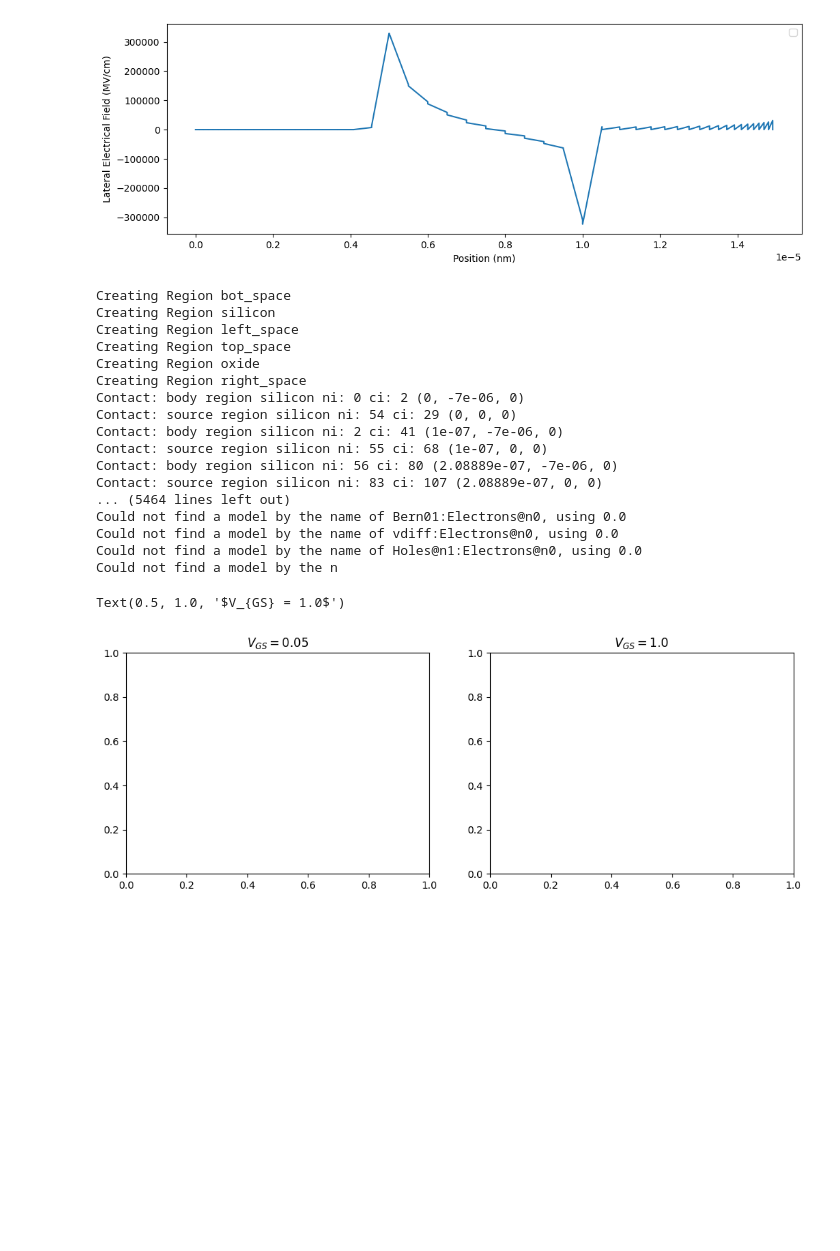
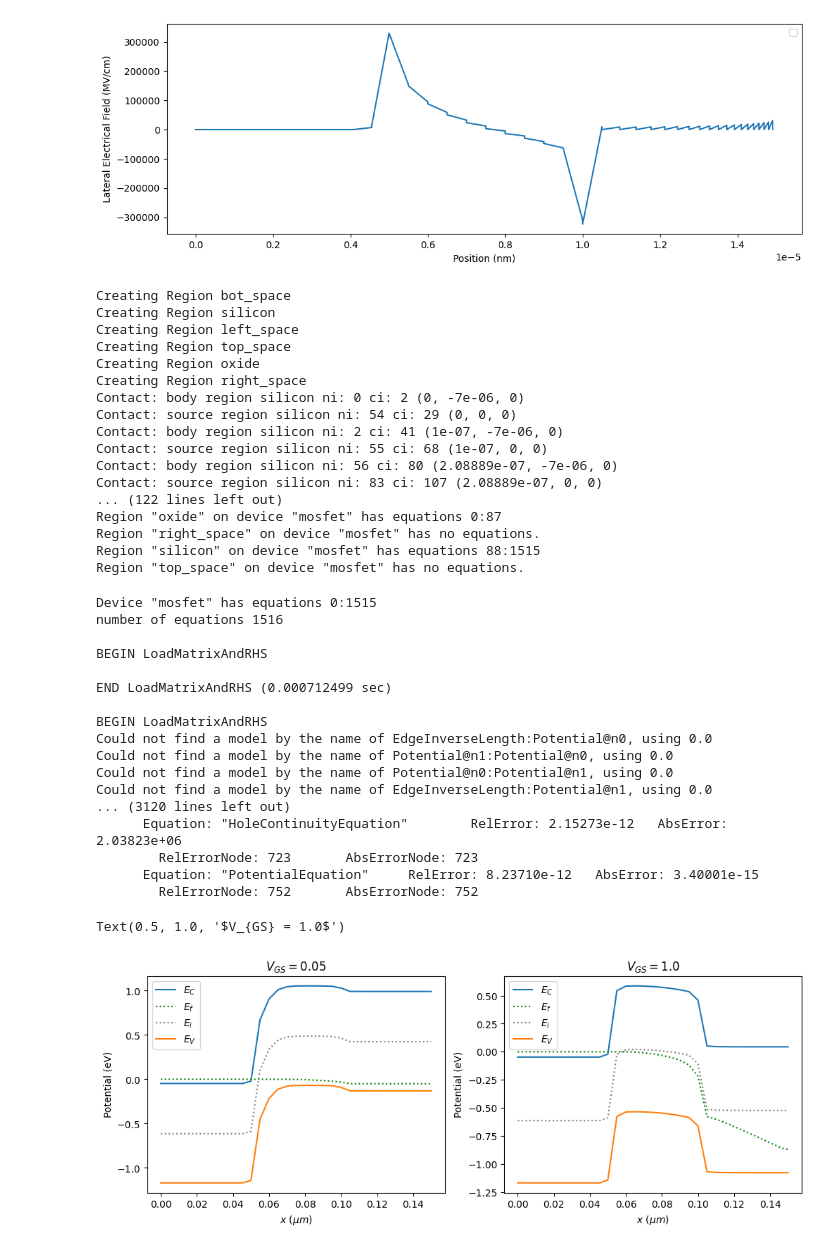
Before and after one commit to pGovm/joyAssignment2, a Jupyter notebook: mosfet-2d/mosfet_engineered_LDD_Halo.ipynb, the cells around one changed output. Cells and saved outputs as stored; diff of their text form; code cells hidden in the pictures; blank space fills up the shorter version.

Commit message:
Redid the 2 plots and got better graphs

```diff
--- a/mosfet-2d/mosfet_engineered_LDD_Halo.ipynb
+++ b/mosfet-2d/mosfet_engineered_LDD_Halo.ipynb
@@ -27,7 +28,7 @@ REG_SI = "silicon"
 REG_OX = "oxide"
 INTERFACE = "si_ox_interface"
 # %%
-def createMosfetMesh(device):
+def createMosfetMesh(device, CHANNEL_LENGTH):
     try:
         ds.delete_device(device=DEVICE)
         ds.delete_mesh(mesh=DEVICE)
@@ -203,6 +204,7 @@ def create_potential_equations_with_bias(body_bias=0.0, source_bias=0.0, gate_bi
         ds.node_model(device=DEVICE, region=REG_SI, name="Acceptors", equation=f"{BULK_DOPING}")
     # n-type doping
     ds.node_model(device=DEVICE, region=REG_SI, name="Source_Doping", equation=f"{SOURCE_DOPING} * (x <= {DIFF_LENGTH})* (y >= {-JUNCTION_DEPTH})")
+    ds.node_model(device=DEVICE, region=REG_SI, name="LDD_Doping", equation=f"{LDD_DOPING} * (x >= {CHANNEL_LENGTH + DIFF_LENGTH})* (y >= {-JUNCTION_DEPTH})")
     ds.node_model(device=DEVICE, region=REG_SI, name="Drain_Doping", equation=f"{DRAIN_DOPING} * (x >= {CHANNEL_LENGTH + DIFF_LENGTH}) * (y >= {-JUNCTION_DEPTH})")
     ds.node_model(device=DEVICE, region=REG_SI, name="Donors", equation="Source_Doping + Drain_Doping")
 
@@ -251,7 +253,7 @@ def create_drift_diffusion_equations():
 # %%
 def calculate():
     #Solving for drift diffusion
-    createMosfetMesh(DEVICE)
+    createMosfetMesh(DEVICE, CHANNEL_LENGTH)
     create_potential_equations_with_bias(body_bias=0.0, source_bias=0.0, gate_bias=1.0, drain_bias=0.0, halo_doping=False)
     ds.solve(type="dc", absolute_error=1.0, relative_error=1e-10, maximum_iterations=30)
 
@@ -352,39 +354,56 @@ def plot_potential_x():
 plt.figure(figsize=(12,4))
 
 plt.subplot(1,2,1)
-createMosfetMesh(DEVICE)
+createMosfetMesh(DEVICE, CHANNEL_LENGTH)
 create_potential_equations_with_bias(body_bias=0.0, source_bias=0.0, gate_bias=0.0, drain_bias=0.05)
 ds.solve(type="dc", absolute_error=1e10, relative_error=1e-10, maximum_iterations=30)
 create_drift_diffusion_equations()
 ds.solve(type="dc", absolute_error=1e10, relative_error=1e-3, maximum_iterations=100)
 plot_potential_x()
 plt.title("$V_{GS} = 0.05$")
 
 plt.subplot(1,2,2)
-createMosfetMesh(DEVICE)
+createMosfetMesh(DEVICE, CHANNEL_LENGTH)
 create_potential_equations_with_bias(body_bias=0.0, source_bias=0.0, gate_bias=0.0, drain_bias=1.0)
 ds.solve(type="dc", absolute_error=1e10, relative_error=1e-10, maximum_iterations=30)
 create_drift_diffusion_equations()
 ds.solve(type="dc", absolute_error=1e10, relative_error=1e-3, maximum_iterations=100)
 plot_potential_x()
 plt.title("$V_{GS} = 1.0$")
 # %% [output]
 Creating Region bot_space
 Creating Region silicon
 Creating Region left_space
 Creating Region top_space
 Creating Region oxide
 Creating Region right_space
 Contact: body region silicon ni: 0 ci: 2 (0, -7e-06, 0)
 Contact: source region silicon ni: 54 ci: 29 (0, 0, 0)
 Contact: body region silicon ni: 2 ci: 41 (1e-07, -7e-06, 0)
 Contact: source region silicon ni: 55 ci: 68 (1e-07, 0, 0)
 Contact: body region silicon ni: 56 ci: 80 (2.08889e-07, -7e-06, 0)
 Contact: source region silicon ni: 83 ci: 107 (2.08889e-07, 0, 0)
-... (5464 lines left out)
-Could not find a model by the name of Bern01:Electrons@n0, using 0.0
-Could not find a model by the name of vdiff:Electrons@n0, using 0.0
-Could not find a model by the name of Holes@n1:Electrons@n0, using 0.0
-Could not find a model by the n
+... (122 lines left out)
+Region "oxide" on device "mosfet" has equations 0:87
+Region "right_space" on device "mosfet" has no equations.
+Region "silicon" on device "mosfet" has equations 88:1515
+Region "top_space" on device "mosfet" has no equations.
-Text(0.5, 1.0, '$V_{GS} = 1.0$')
+Device "mosfet" has equations 0:1515
+number of equations 1516
+
+BEGIN LoadMatrixAndRHS
+
+END LoadMatrixAndRHS (0.000712499 sec)
+
+BEGIN LoadMatrixAndRHS
+Could not find a model by the name of EdgeInverseLength:Potential@n0, using 0.0
+Could not find a model by the name of Potential@n1:Potential@n0, using 0.0
+Could not find a model by the name of Potential@n0:Potential@n1, using 0.0
+Could not find a model by the name of EdgeInverseLength:Potential@n1, using 0.0
+... (3120 lines left out)
+      Equation: "HoleContinuityEquation"        RelError: 2.15273e-12   AbsError: 2.03823e+06
+        RelErrorNode: 723       AbsErrorNode: 723
+      Equation: "PotentialEquation"     RelError: 8.23710e-12   AbsError: 3.40001e-15
+        RelErrorNode: 752       AbsErrorNode: 752
+Text(0.5, 1.0, '$V_{GS} = 1.0$')
-[figure, old version]
+[figure, new version]
```
Also changed, not shown: parts of 3 cells of this notebook.
